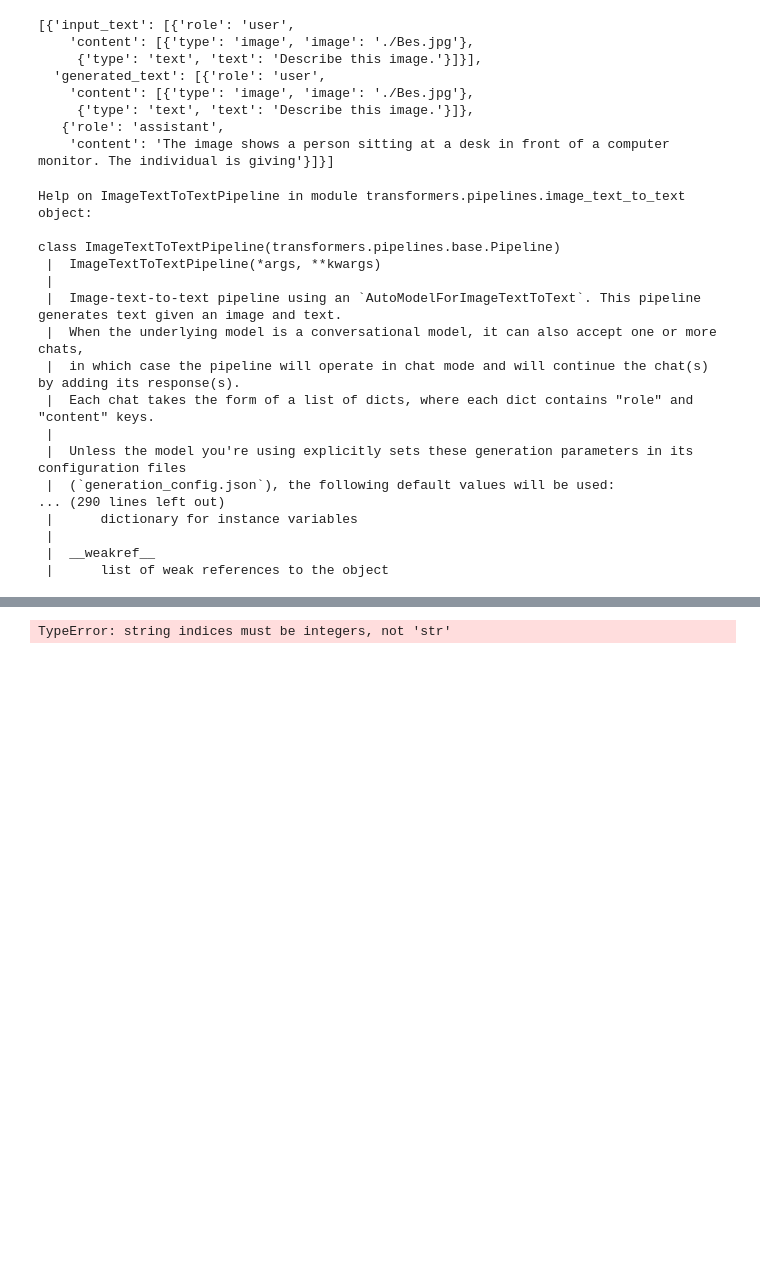
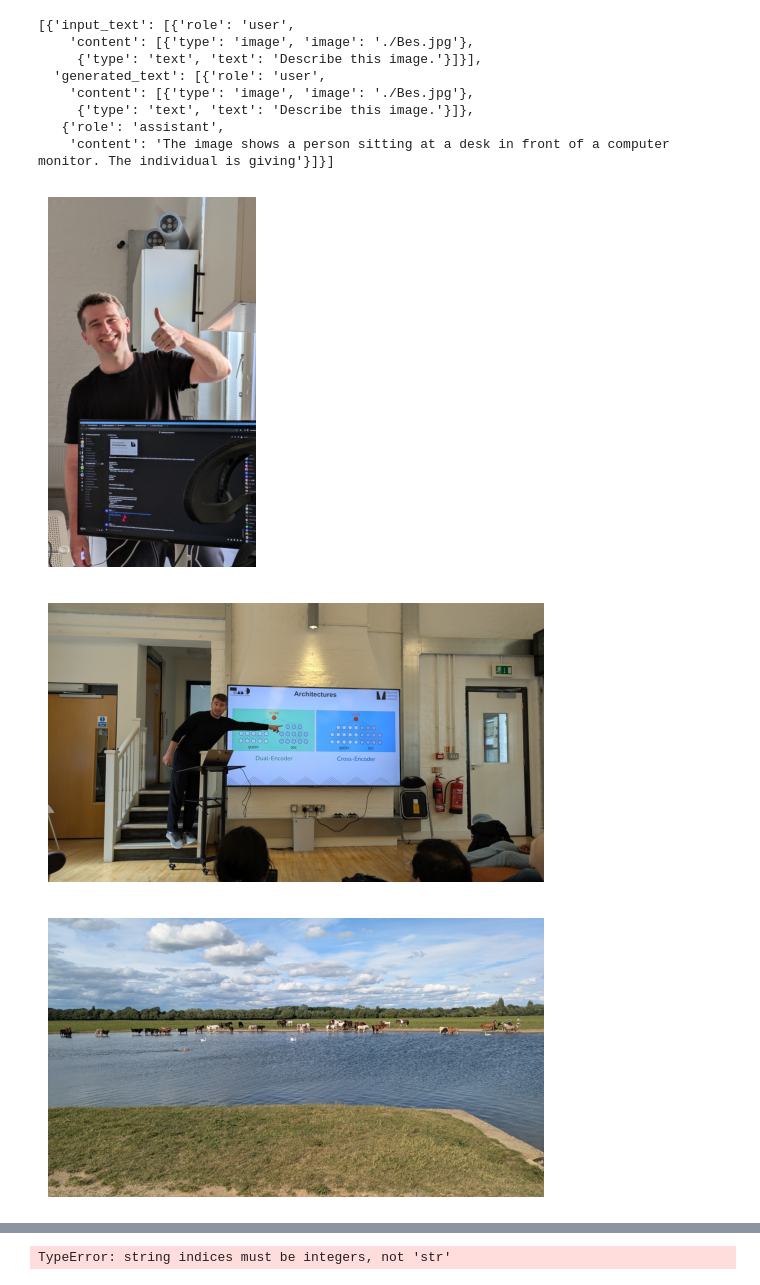
Before and after one commit to CovertSheeke/MLX_W4_DD_Transfer_Learning, a Jupyter notebook: qwen_large/Copy of Qwen2.5-VL-3B-Instruct.ipynb, the cells around one changed output, grey strips where cells are left out. Cells and saved outputs as stored; diff of their text form; code cells hidden in the pictures; blank space fills up the shorter version.

```diff
--- a/qwen_large/Copy of Qwen2.5-VL-3B-Instruct.ipynb
+++ b/qwen_large/Copy of Qwen2.5-VL-3B-Instruct.ipynb
@@ -21,0 +1,16 @@ Requirement already satisfied: certifi>=2017.4.17 in /usr/local/lib/python3.11/d
+# %%
+from pathlib import Path
+def get_images(img_path = 'images'):
+    img_folder = '..' / Path( img_path)
+    if not img_folder.is_dir():
+        print("Warning: image folder not found.")
+        return []
+    return [img_file.as_posix() for img_file in img_folder.iterdir() if img_file.is_file()]
+
+
+
+
+print(get_images())
+img_path = get_images()[0]
+
+img_path
@@ -75,23 +75,25 @@ pipe(text=messages)
      {'type': 'text', 'text': 'Describe this image.'}]},
    {'role': 'assistant',
     'content': 'The image shows a person sitting at a desk in front of a computer monitor. The individual is giving'}]}]
-# %%
-help(pipe)
-# %% [output]
-Help on ImageTextToTextPipeline in module transformers.pipelines.image_text_to_text object:
-
-class ImageTextToTextPipeline(transformers.pipelines.base.Pipeline)
- |  ImageTextToTextPipeline(*args, **kwargs)
- |
- |  Image-text-to-text pipeline using an `AutoModelForImageTextToText`. This pipeline generates text given an image and text.
- |  When the underlying model is a conversational model, it can also accept one or more chats,
- |  in which case the pipeline will operate in chat mode and will continue the chat(s) by adding its response(s).
- |  Each chat takes the form of a list of dicts, where each dict contains "role" and "content" keys.
- |
- |  Unless the model you're using explicitly sets these generation parameters in its configuration files
- |  (`generation_config.json`), the following default values will be used:
-... (290 lines left out)
- |      dictionary for instance variables
- |
- |  __weakref__
- |      list of weak references to the object
+# %%
+from PIL import Image
+import numpy as np
+import matplotlib.pyplot as plt
+%matplotlib inline
+#display some images
+def display_images(num = 5):
+    images = get_images()
+    if num > len(images):
+        raise ValueError("Not enough images to display")
+    images = np.random.choice(images, size = num, replace=False)
+    for i, im_path in enumerate(images):
+        with Image.open(im_path) as image:
+            plt.imshow(image)
+            plt.axis('off')
+            plt.show()
+
+display_images()
+# %% [output]
+[figure, added]
+[figure, added]
+[figure, added]
```
Also changed, not shown: parts of 6 cells of this notebook, 4 other files.
